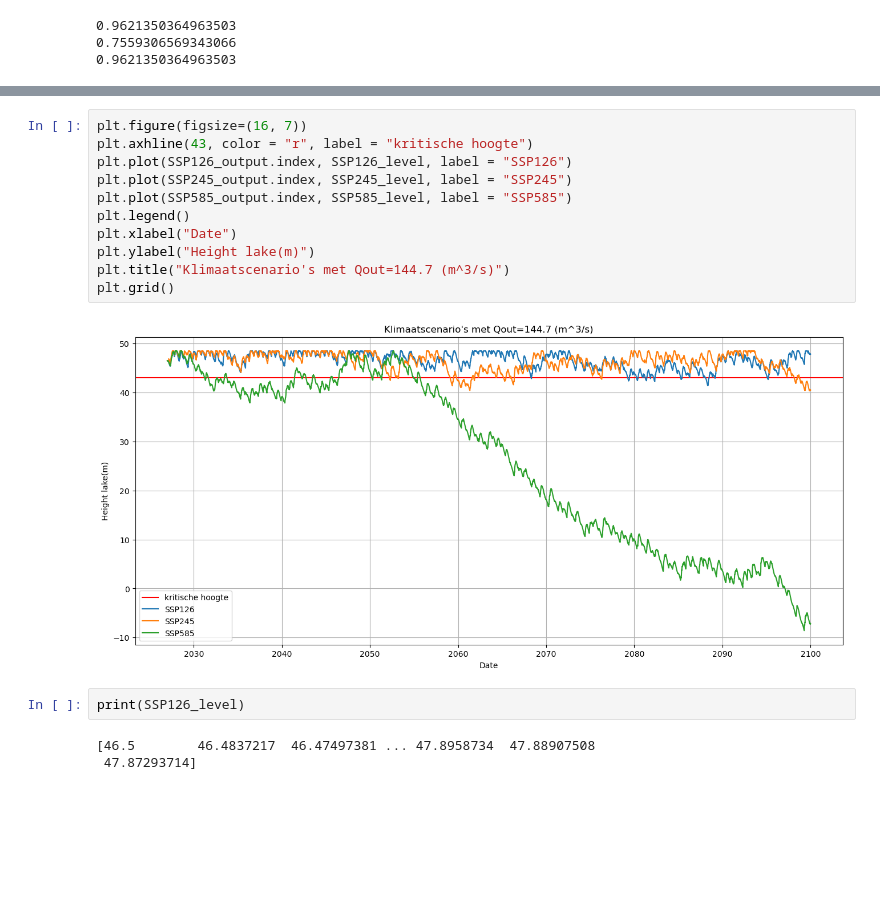
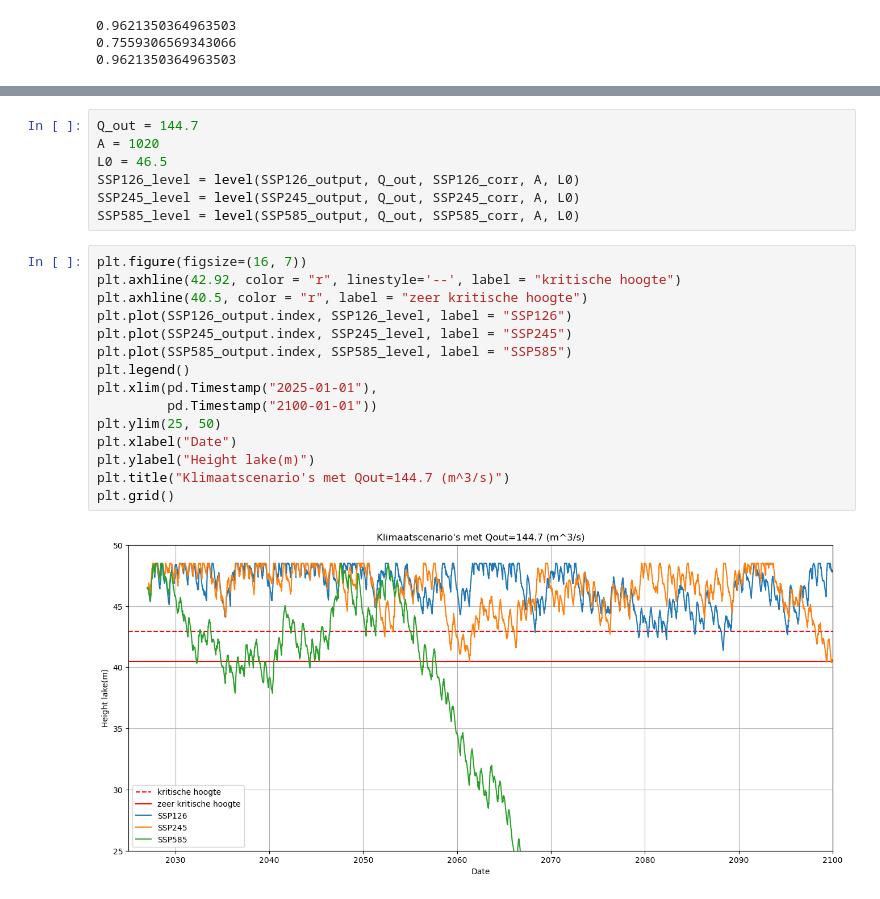
Before and after one commit to eWaterCycle/projects, a Jupyter notebook: Suriname_Model/Future_analysis.ipynb, the cells around one changed output, grey strips where cells are left out. Drawn from its saved outputs; the diff is of its cells as text; blank space fills up the shorter version.

```diff
--- a/Suriname_Model/Future_analysis.ipynb
+++ b/Suriname_Model/Future_analysis.ipynb
@@ -651,18 +852,24 @@ SSP585_level = level(SSP585_output, Q_out, SSP585_corr, A, L0)
+# %%
+Q_out = 144.7
+A = 1020
+L0 = 46.5
+SSP126_level = level(SSP126_output, Q_out, SSP126_corr, A, L0)
+SSP245_level = level(SSP245_output, Q_out, SSP245_corr, A, L0)
+SSP585_level = level(SSP585_output, Q_out, SSP585_corr, A, L0)
 # %%
 plt.figure(figsize=(16, 7))
-plt.axhline(43, color = "r", label = "kritische hoogte")
+plt.axhline(42.92, color = "r", linestyle='--', label = "kritische hoogte")
+plt.axhline(40.5, color = "r", label = "zeer kritische hoogte")
 plt.plot(SSP126_output.index, SSP126_level, label = "SSP126")
 plt.plot(SSP245_output.index, SSP245_level, label = "SSP245")
 plt.plot(SSP585_output.index, SSP585_level, label = "SSP585")
 plt.legend()
+plt.xlim(pd.Timestamp("2025-01-01"),
+         pd.Timestamp("2100-01-01"))
+plt.ylim(25, 50)
 plt.xlabel("Date")
 plt.ylabel("Height lake(m)")
 plt.title("Klimaatscenario's met Qout=144.7 (m^3/s)")
 plt.grid()
 # %% [output]
-[figure, old version]
+[figure, new version]
-# %%
-print(SSP126_level)
-# %% [output]
-[46.5        46.4837217  46.47497381 ... 47.8958734  47.88907508
- 47.87293714]
```
Also changed, not shown: parts of 17 cells of this notebook, 2 other files.
